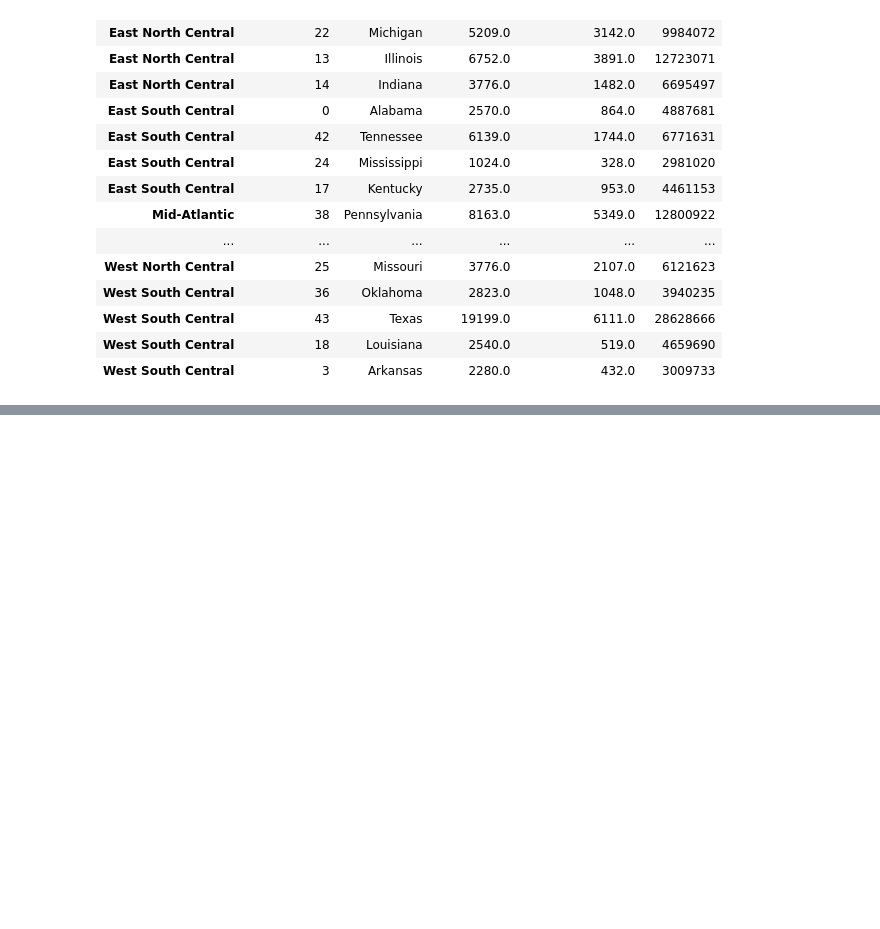
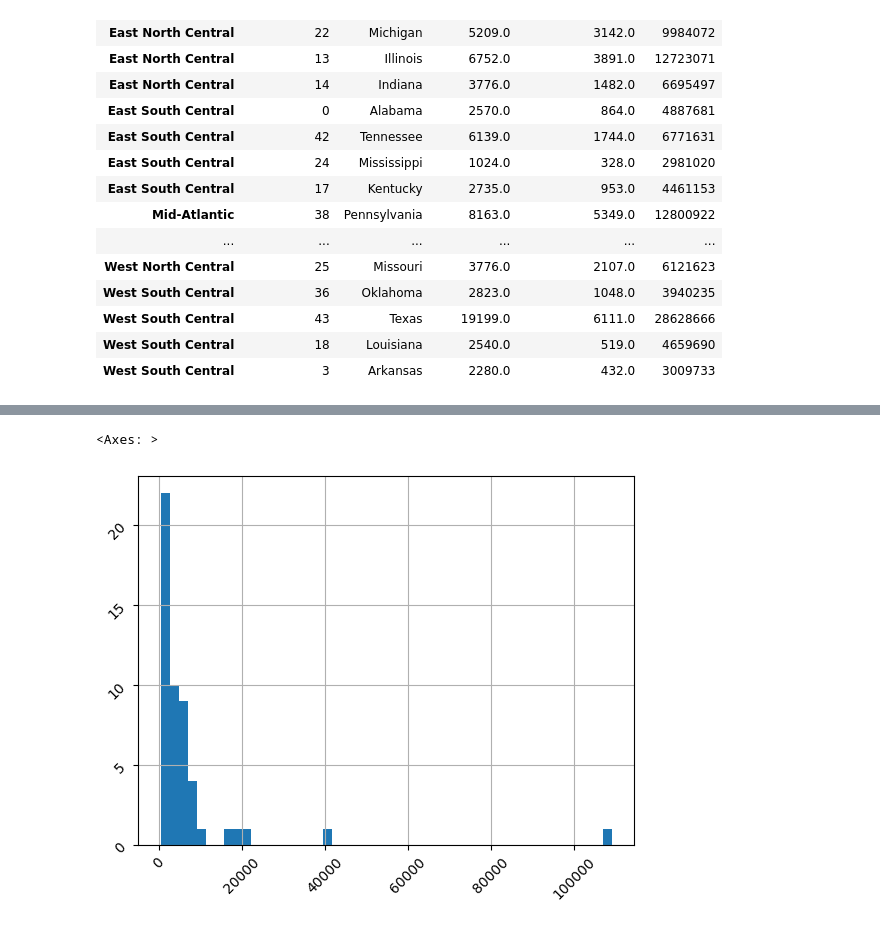
Before and after one commit to HebaSedik/machine-learning, a Jupyter notebook: pandas_trash.ipynb, the cells around one changed output, grey strips where cells are left out. Saved outputs shown, nothing was run; the diff lists cells and outputs as text; code cells hidden in the pictures; blank space fills up the shorter version.

```diff
--- a/pandas_trash.ipynb
+++ b/pandas_trash.ipynb
@@ -334,0 +390,5 @@ df_indexing.sort_index(level='region')
+# %%
+df_home['individuals'].hist(bins=50, xrot=45,yrot=45)
+# %% [output]
+<Axes: >
+[figure, added]
```
Also changed, not shown: parts of 21 cells of this notebook.
